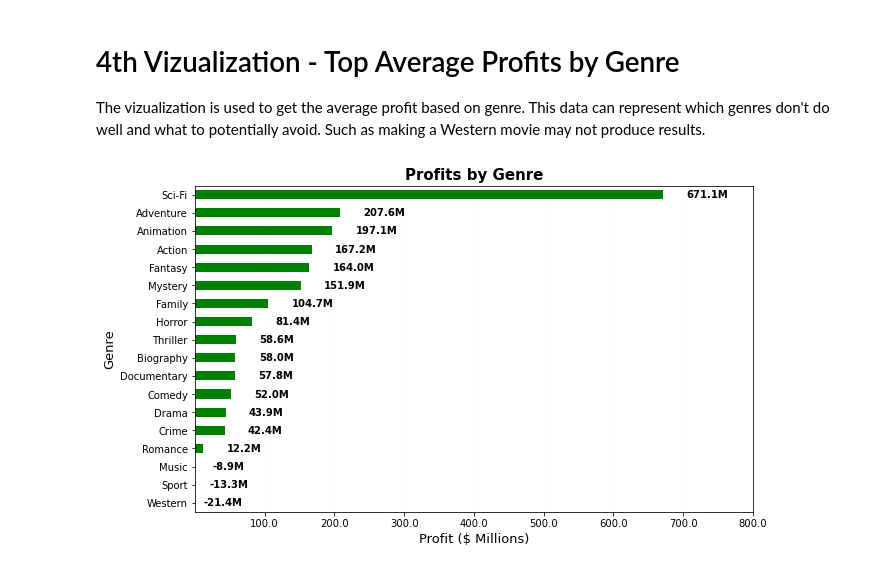
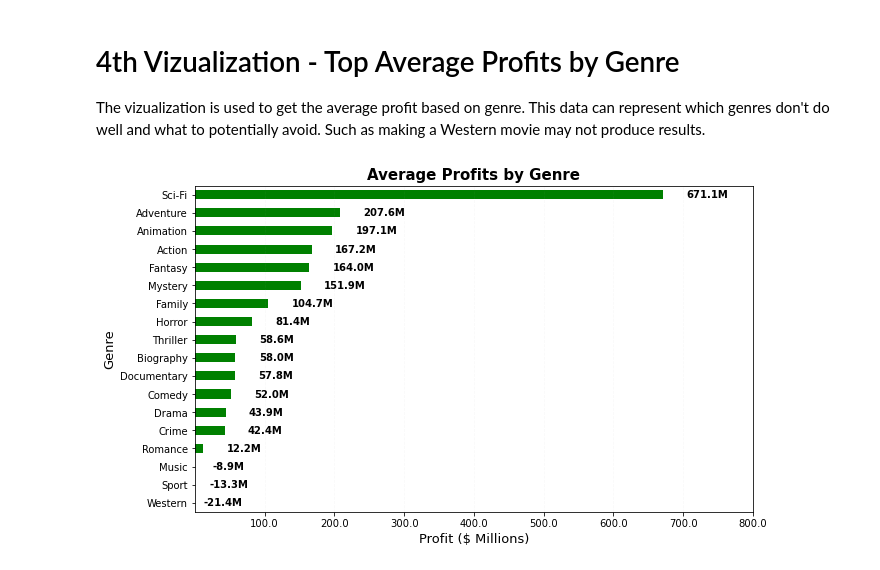
Before and after one commit to cupake01/ai_academy_capstone_project_group4, a Jupyter notebook: notebooks/folder-brian_gorbea/BrianG_Final.ipynb, the cells around one changed output. Saved outputs shown, nothing was run; the diff lists cells and outputs as text; code cells hidden in the pictures.

Commit message:
fixed title issues

```diff
--- a/notebooks/folder-brian_gorbea/BrianG_Final.ipynb
+++ b/notebooks/folder-brian_gorbea/BrianG_Final.ipynb
@@ -204,22 +204,22 @@ The vizualization is used to get the average profit based on genre. This data ca
 # %%
 #Plotting
 fig, ax = plt.subplots(figsize=(10,6))
 profgenre_grouped.plot(kind='barh',color='green', ax=ax)
 
 #Title and labels
-ax.set_title('Profits by Genre', fontweight='bold', fontsize=15)
+ax.set_title('Average Profits by Genre', fontweight='bold', fontsize=15)
 ax.set_xticks(ax.get_xticks())
 ax.set_xticklabels([format_values_x(x) for x in ax.get_xticks()])
 ax.set_xlabel('Profit ($ Millions)', fontsize=13)
 ax.set_ylabel('Genre', fontsize=13)
 ax.grid(axis='x', linestyle='--', alpha = 0.07)
 ax.set_xlim(1, ax.get_xlim()[1])
 
 
 for index, value in enumerate(profgenre_grouped):
     ax.text(value + (0.05 * max(profgenre_grouped)), index,format_values(value), va = 'center', color = 'black', fontweight='bold')
 
 plt.tight_layout
 plt.show()
 # %% [output]
-[figure, old version]
+[figure, new version]
```
